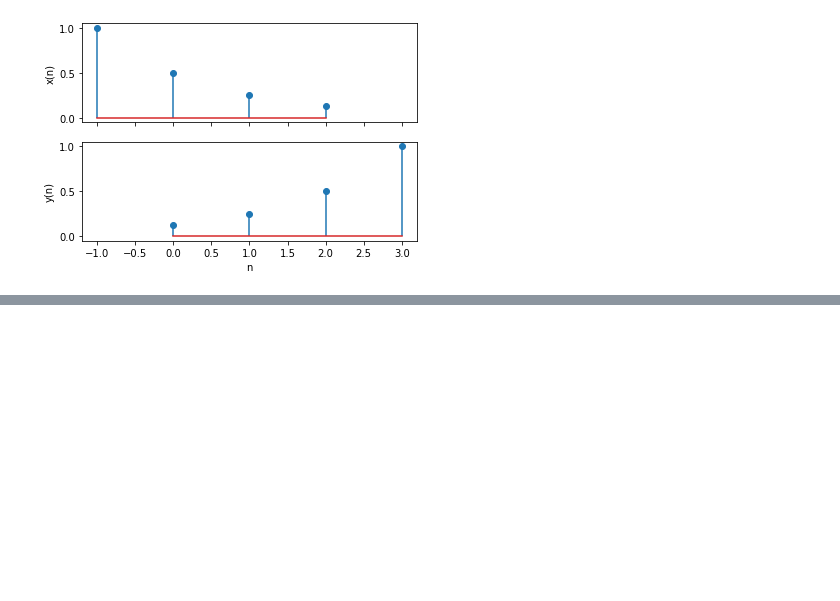
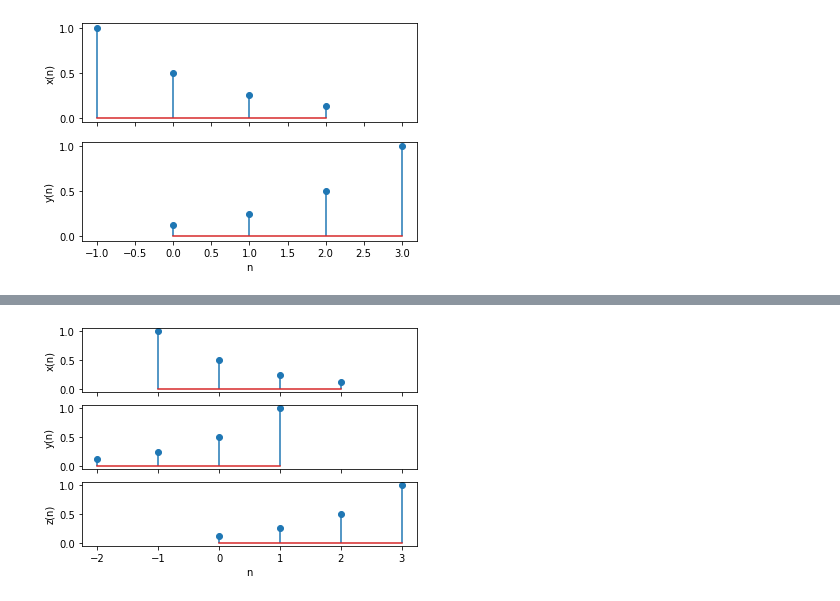
Before and after one commit to Windmill-City/DSP-Learning, a Jupyter notebook: 1.1.2-序列的运算/1.1.2-序列的运算.ipynb, the cells around one changed output, grey strips where cells are left out. Cells and saved outputs as stored; diff of their text form; code cells hidden in the pictures; blank space fills up the shorter version.

```diff
--- a/1.1.2-序列的运算/1.1.2-序列的运算.ipynb
+++ b/1.1.2-序列的运算/1.1.2-序列的运算.ipynb
@@ -331,4 +538,20 @@ Text(0.5, 0, 'n')
 # %%
 # Repeat the above computation y(n)=x(2-n), but this time use seq_flip() and seq_shift() instead.
 
 # [To be completed by students.]
+seqX = np.array([1, 1/2, 1/4, 1/8])
+offsetX = 1
+
+# Flip the sequence first
+seqY, offsetY = seq_flip(seqX, offsetX)
+# the shift it
+seqZ, offsetZ = seq_shift(seqY, offsetY, 2)
+
+# Plot it
+plotVertical(
+    [seqX, seqY, seqZ],
+    [offsetX, offsetY, offsetZ],
+    ["x(n)", "y(n)", "z(n)"]
+)
+# %% [output]
+[figure, added]
```
Also changed, not shown: parts of 15 cells of this notebook.
